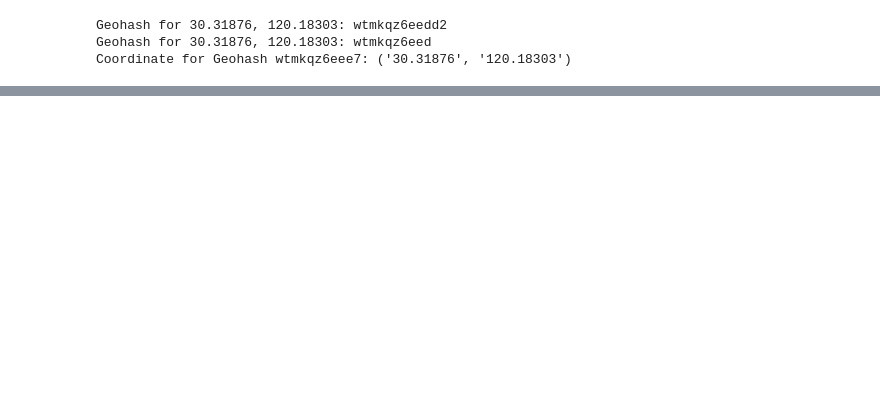
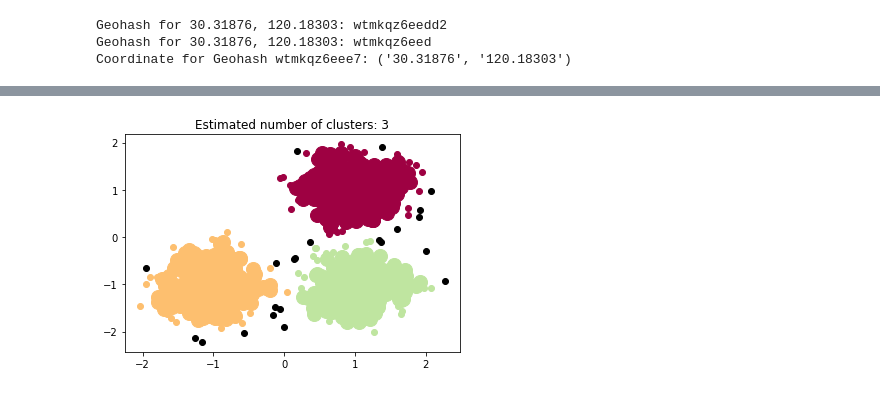
Before and after one commit to jxeditor/LearnDemo, a Jupyter notebook: VSDemo/py.ipynb, the cells around one changed output, grey strips where cells are left out. Cells and saved outputs as stored; diff of their text form; code cells hidden in the pictures; blank space fills up the shorter version.

```diff
--- a/VSDemo/py.ipynb
+++ b/VSDemo/py.ipynb
@@ -71,0 +157,75 @@ number of estimated clusters : 3
+# %%
+# DBSCAN
+from sklearn.datasets import make_blobs
+from sklearn.cluster import DBSCAN
+import numpy as np
+import matplotlib.pyplot as plt
+from itertools import cycle  ##python自带的迭代器模块
+from sklearn.preprocessing import StandardScaler
+
+##产生随机数据的中心
+centers = [[1, 1], [-1, -1], [1, -1]]
+##产生的数据个数
+n_samples=750
+##生产数据:此实验结果受cluster_std的影响，或者说受eps 和cluster_std差值影响
+X, lables_true = make_blobs(n_samples=n_samples, centers= centers, cluster_std=0.4,
+                  random_state =0)
+
+
+##设置分层聚类函数
+db = DBSCAN(eps=0.3, min_samples=10)
+##训练数据
+db.fit(X)
+##初始化一个全是False的bool类型的数组
+core_samples_mask = np.zeros_like(db.labels_, dtype=bool)
+'''
+   这里是关键点(针对这行代码：xy = X[class_member_mask & ~core_samples_mask])：
+   db.core_sample_indices_  表示的是某个点在寻找核心点集合的过程中暂时被标为噪声点的点(即周围点
+   小于min_samples)，并不是最终的噪声点。在对核心点进行联通的过程中，这部分点会被进行重新归类(即标签
+   并不会是表示噪声点的-1)，也可也这样理解，这些点不适合做核心点，但是会被包含在某个核心点的范围之内
+'''
+core_samples_mask[db.core_sample_indices_] = True
+
+##每个数据的分类
+lables = db.labels_
+
+##分类个数：lables中包含-1，表示噪声点
+n_clusters_ =len(np.unique(lables)) - (1 if -1 in lables else 0)
+
+##绘图
+unique_labels = set(lables)
+'''
+   1)np.linspace 返回[0,1]之间的len(unique_labels) 个数
+   2)plt.cm 一个颜色映射模块
+   3)生成的每个colors包含4个值，分别是rgba
+   4)其实这行代码的意思就是生成4个可以和光谱对应的颜色值
+'''
+colors = plt.cm.Spectral(np.linspace(0, 1, len(unique_labels)))
+
+plt.figure(1)
+plt.clf()
+
+
+for k, col in zip(unique_labels, colors):
+    ##-1表示噪声点,这里的k表示黑色
+    if k == -1:
+        col = 'k'
+
+    ##生成一个True、False数组，lables == k 的设置成True
+    class_member_mask = (lables == k)
+
+    ##两个数组做&运算，找出即是核心点又等于分类k的值  markeredgecolor='k',
+    xy = X[class_member_mask & core_samples_mask]
+    plt.plot(xy[:, 0], xy[:, 1], 'o', c=col,markersize=14)
+    '''
+       1)~优先级最高，按位对core_samples_mask 求反，求出的是噪音点的位置
+       2)& 于运算之后，求出虽然刚开始是噪音点的位置，但是重新归类却属于k的点
+       3)对核心分类之后进行的扩展
+    '''
+    xy = X[class_member_mask & ~core_samples_mask]
+    plt.plot(xy[:, 0], xy[:, 1], 'o', c=col,markersize=6)
+
+plt.title('Estimated number of clusters: %d' % n_clusters_)
+plt.show()
+# %% [output]
+[figure, added]
```
Also changed, not shown: parts of 7 cells of this notebook.
